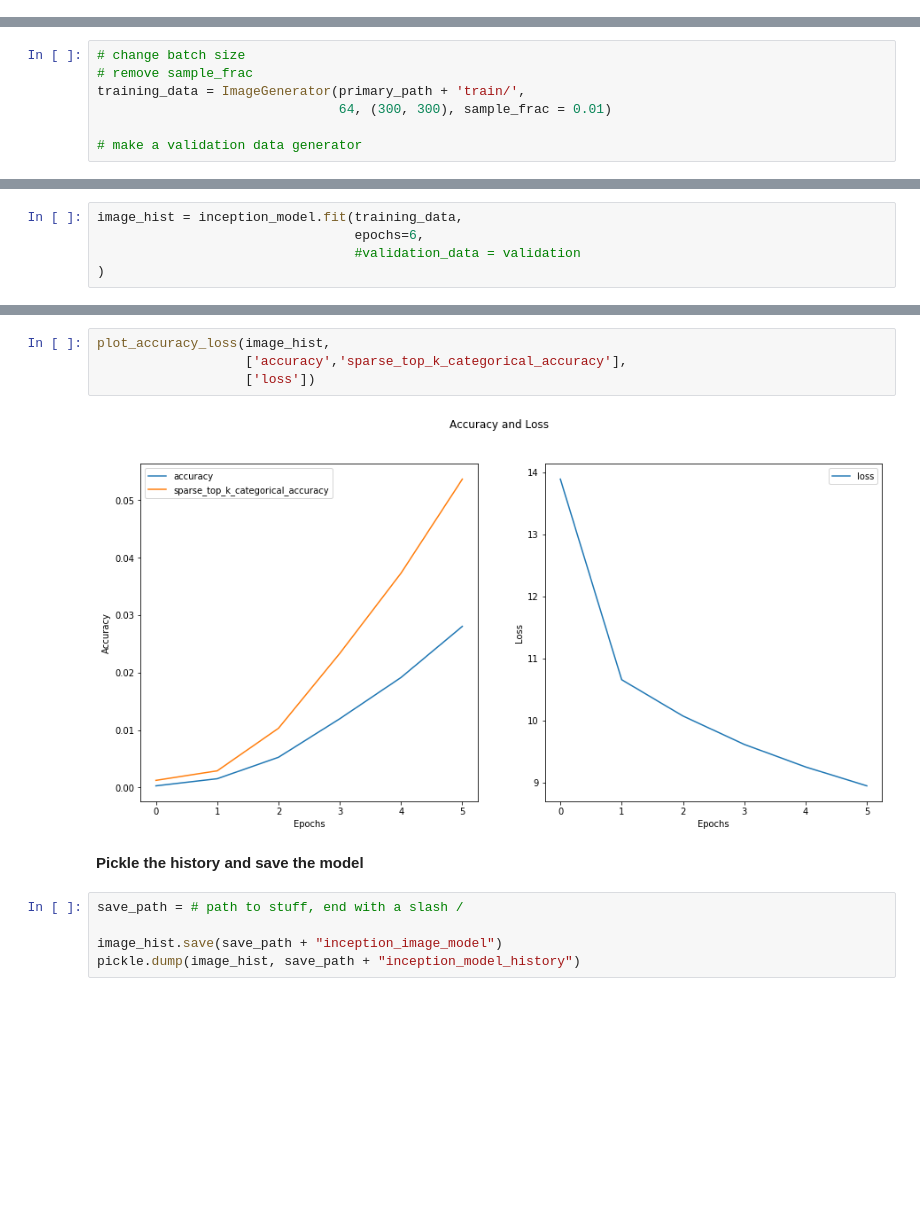
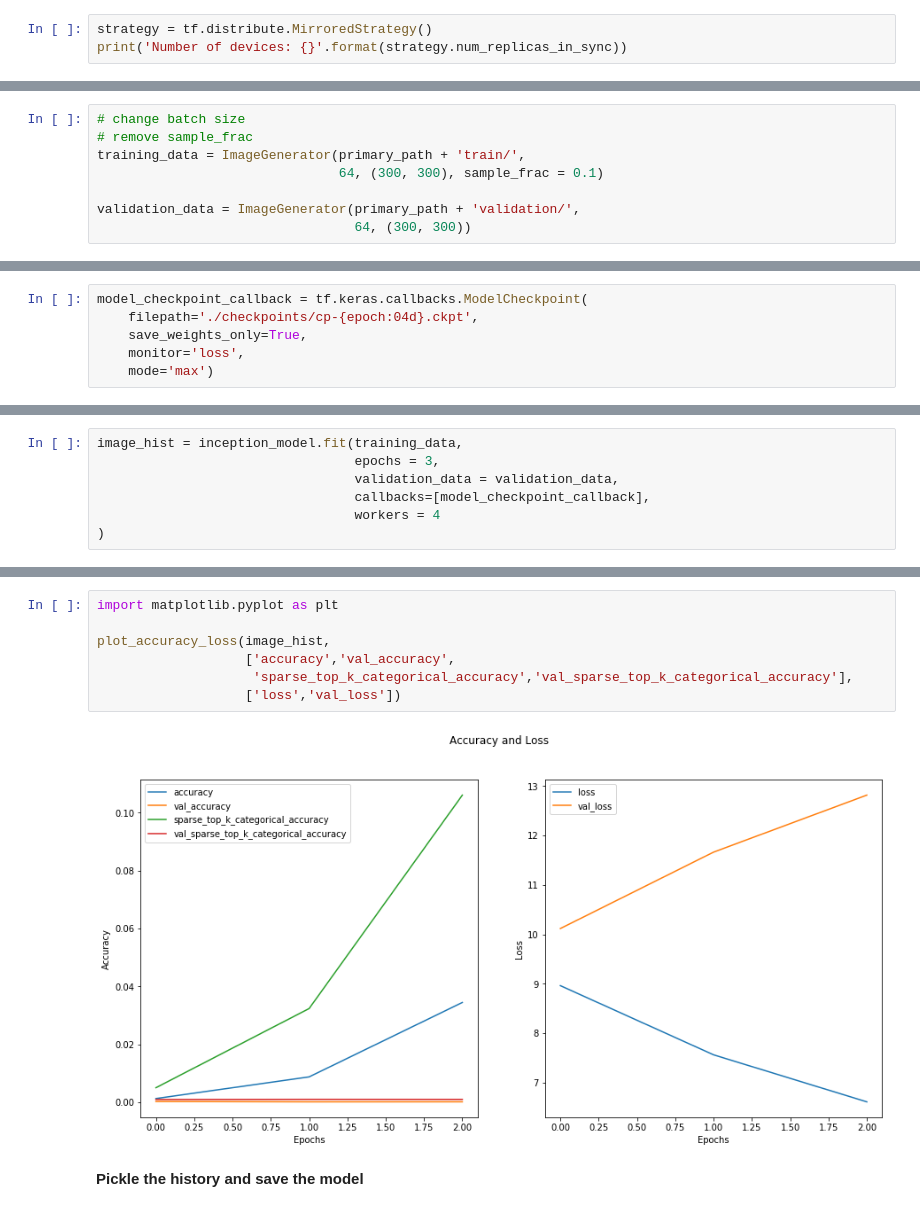
Before and after one commit to WebVision-Capstone/WebVision-Cap, a Jupyter notebook: basic_image.ipynb, the cells around one changed output, grey strips where cells are left out. Cells and saved outputs as stored; diff of their text form; blank space fills up the shorter version.

```diff
--- a/basic_image.ipynb
+++ b/basic_image.ipynb
@@ -15,0 +22,3 @@ primary_path = # set the path to the data i.e. '../webvision-2020-public/classif
+# %%
+strategy = tf.distribute.MirroredStrategy()
+print('Number of devices: {}'.format(strategy.num_replicas_in_sync))
@@ -17,7 +30,8 @@ primary_path = # set the path to the data i.e. '../webvision-2020-public/classif
 # change batch size
 # remove sample_frac
 training_data = ImageGenerator(primary_path + 'train/',
-                               64, (300, 300), sample_frac = 0.01)
+                               64, (300, 300), sample_frac = 0.1)
 
-# make a validation data generator
+validation_data = ImageGenerator(primary_path + 'validation/',
+                                 64, (300, 300))
 # %% [output]
@@ -32 +40,7 @@ We may need to set the devices to use.
+# %%
+model_checkpoint_callback = tf.keras.callbacks.ModelCheckpoint(
+    filepath='./checkpoints/cp-{epoch:04d}.ckpt',
+    save_weights_only=True,
+    monitor='loss',
+    mode='max')
 # %%
@@ -78,8 +107,10 @@ Non-trainable params: 21,802,784
 __________________________________________________________________________________________________
 # %%
 image_hist = inception_model.fit(training_data,
-                                 epochs=6,
-                                 #validation_data = validation
+                                 epochs = 3,
+                                 validation_data = validation_data,
+                                 callbacks=[model_checkpoint_callback],
+                                 workers = 4
 )
 # %% [output]
 WARNING:tensorflow:sample_weight modes were coerced from
@@ -102,13 +132,11 @@ Epoch 6/6
-# %%
-plot_accuracy_loss(image_hist,
-                   ['accuracy','sparse_top_k_categorical_accuracy'],
-                   ['loss'])
-# %% [output]
-[figure, removed]
+# %%
+import matplotlib.pyplot as plt
+
+plot_accuracy_loss(image_hist,
+                   ['accuracy','val_accuracy',
+                    'sparse_top_k_categorical_accuracy','val_sparse_top_k_categorical_accuracy'],
+                   ['loss','val_loss'])
+# %% [output]
+[figure, added]
 # %% [markdown]
 **Pickle the history and save the model**
-# %%
-save_path = # path to stuff, end with a slash /
-
-image_hist.save(save_path + "inception_image_model")
-pickle.dump(image_hist, save_path + "inception_model_history")
```
Also changed, not shown: parts of 10 cells of this notebook.
